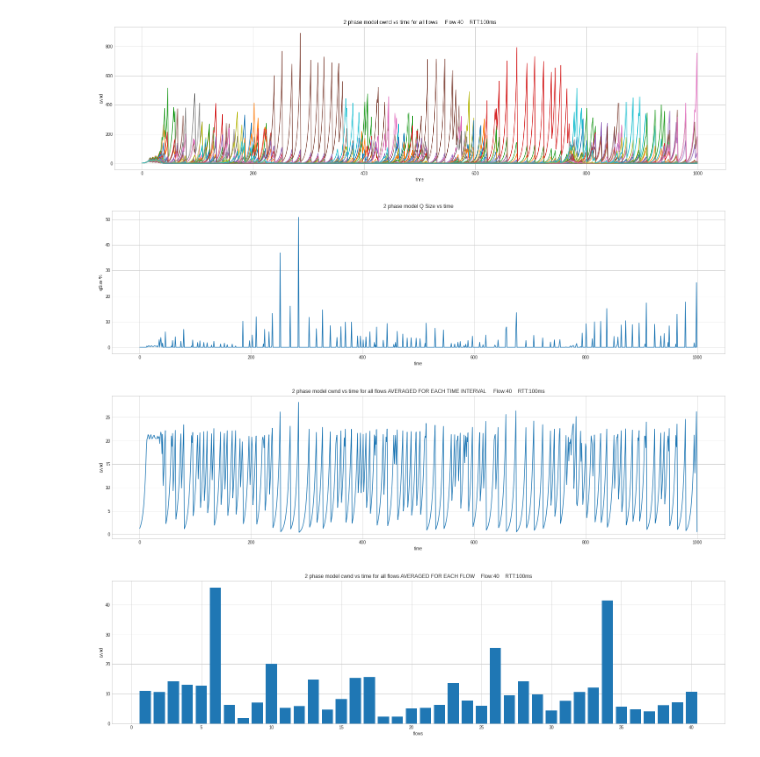
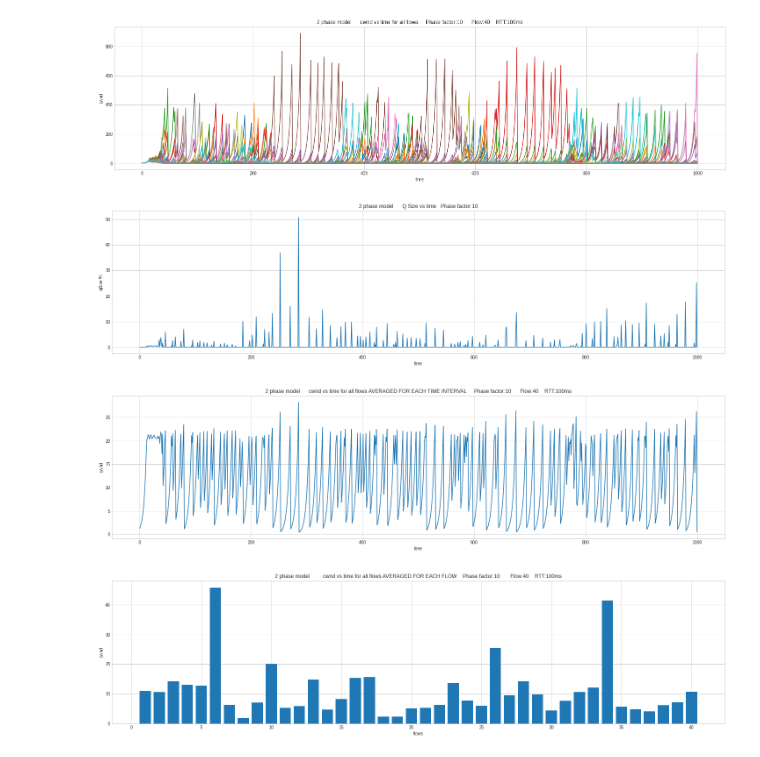
Before and after one commit to divyashk/TCP-BBR-ns3, a Jupyter notebook: dumbell-ns3/2-phase/cal.ipynb, the cells around one changed output. Cells and saved outputs as stored; diff of their text form; code cells hidden in the pictures.

Commit message:
Added link to docs and updated labels for the graphs.

```diff
--- a/dumbell-ns3/2-phase/cal.ipynb
+++ b/dumbell-ns3/2-phase/cal.ipynb
@@ -154,38 +157,38 @@ def Simul():
 
         for i in range(0,n_flows):
 
             nCwndSize[i] = nCwndSize[i] * MIMD(qobj, RTT, qobj.queueingDelay, phase_factor)
 
             qobj.updateSize(nCwndSize, RTT)
 
             # storing the number of packets( 1 pkt = 1500 By ) in the congestion windows
             if i not in nCwndSizeStore.keys():
                 nCwndSizeStore[i] = {}
 
             nCwndSizeStore[i][currtime] = nCwndSize[i]/1500
 
         # storing the qsize for plotting
         qSizeStore[currtime] = qobj.currSizeBytes/qobj.maxSizeBytes
 
         currtime = currtime + deltaTime
 
     # #plotting individually
     # for i in range(0,n_flows ):
     #     plotvstime(nCwndSizeStore[i], ylabel=f"cwnd {i+1}", xlabel="time", title = f"Congestion windows size vs time     RTT:{RTT_str}")
 
 
 
     # plot in the same graph
-    plotvstime_n(nCwndSizeStore, ylabel=f"cwnd", xlabel="time", title = f"2 phase model cwnd vs time for all flows     Flow:{n_flows}    RTT:{RTT_str}", n_flows=n_flows )
+    plotvstime_n(nCwndSizeStore, ylabel=f"cwnd", xlabel="time", title = f"2 phase model      cwnd vs time for all flows     Phase factor:{phase_factor}      Flow:{n_flows}    RTT:{RTT_str}", n_flows=n_flows )
 
-    plotvstime(qSizeStore, ylabel="qSize %", xlabel="time", title = "2 phase model Q Size vs time")
+    plotvstime(qSizeStore, ylabel="qSize %", xlabel="time", title = f"2 phase model      Q Size vs time   Phase factor:{phase_factor}")
 
-    plotvstime_n_avg(nCwndSizeStore, ylabel=f"cwnd", xlabel="time", title = f"2 phase model cwnd vs time for all flows AVERAGED FOR EACH TIME INTERVAL     Flow:{n_flows}    RTT:{RTT_str}", n_flows=n_flows )
+    plotvstime_n_avg(nCwndSizeStore, ylabel=f"cwnd", xlabel="time", title = f"2 phase model      cwnd vs time for all flows AVERAGED FOR EACH TIME INTERVAL     Phase factor:{phase_factor}      Flow:{n_flows}    RTT:{RTT_str}", n_flows=n_flows )
 
-    plotvstime_avg_each_flow(nCwndSizeStore, ylabel=f"cwnd", xlabel="flows", title = f"2 phase model cwnd vs time for all flows AVERAGED FOR EACH FLOW    Flow:{n_flows}    RTT:{RTT_str}", n_flows=n_flows )
+    plotvstime_avg_each_flow(nCwndSizeStore, ylabel=f"cwnd", xlabel="flows", title = f"2 phase model         cwnd vs time for all flows AVERAGED FOR EACH FLOW    Phase factor:{phase_factor}       Flow:{n_flows}    RTT:{RTT_str}", n_flows=n_flows )
 Simul()
 # %% [output]
-[figure, old version]
+[figure, new version]
-[figure, old version]
+[figure, new version]
-[figure, old version]
+[figure, new version]
-[figure, old version]
+[figure, new version]
```
Also changed, not shown: parts of 1 cell of this notebook.
